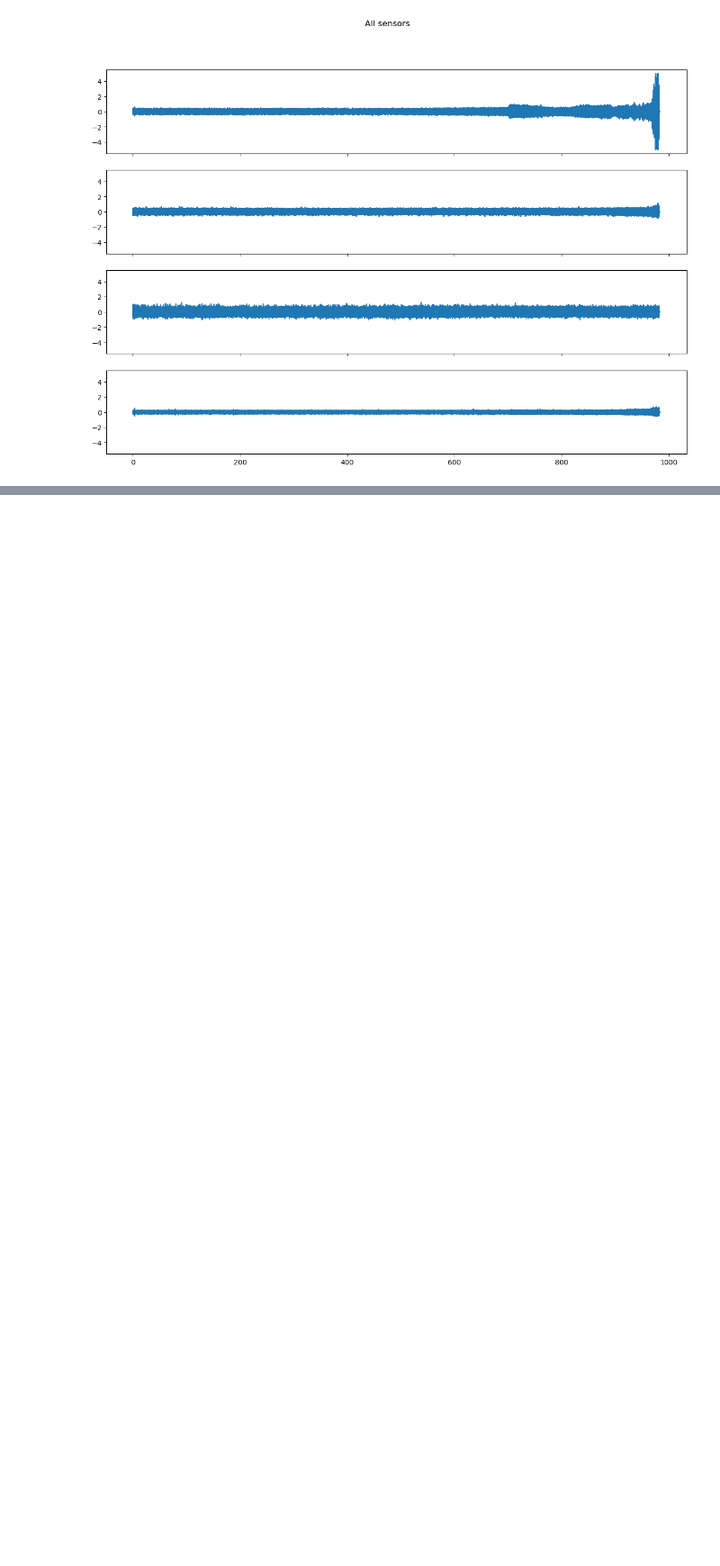
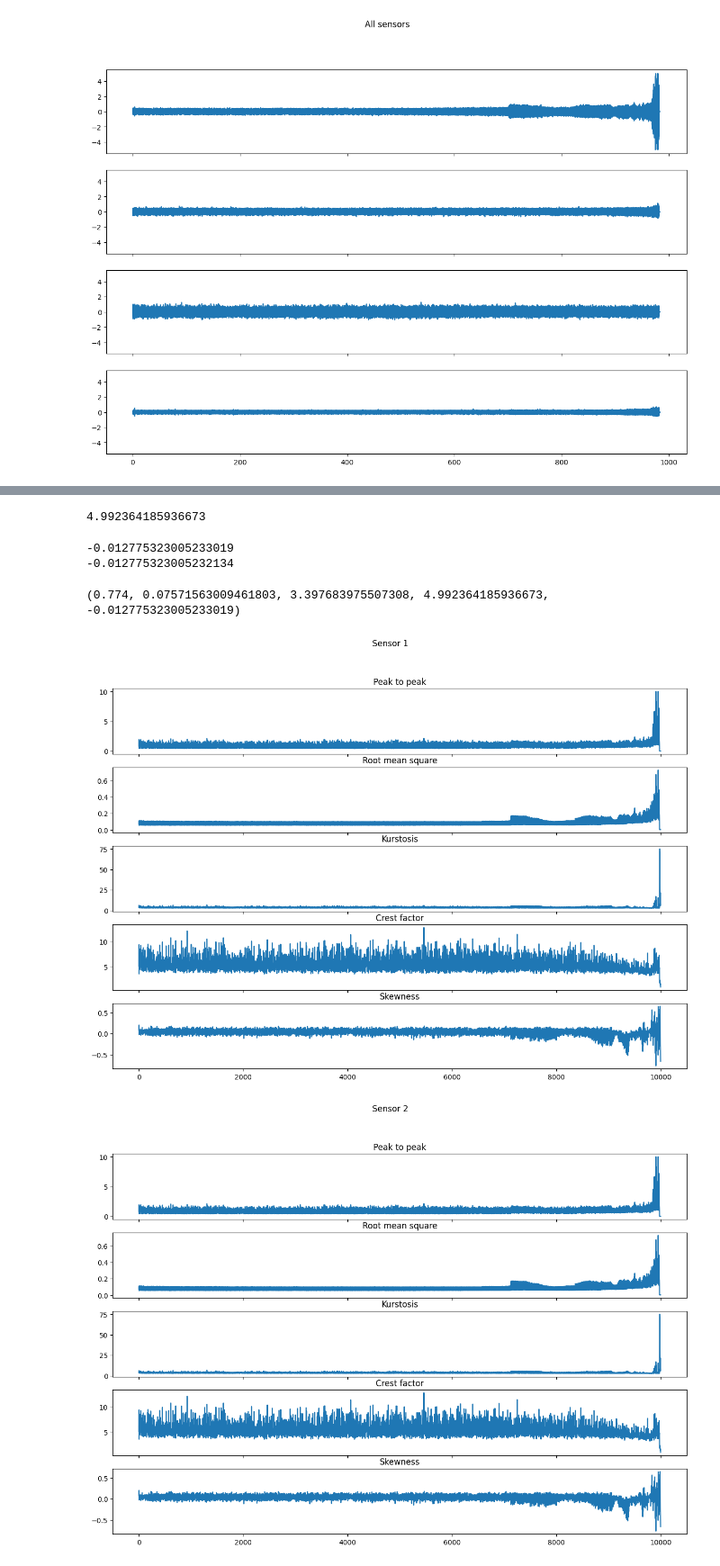
Before and after one commit to Taillan/SignauxMecanique, a Jupyter notebook: TP1.ipynb, the cells around one changed output, grey strips where cells are left out. Shown at 90% size. Drawn from its saved outputs; the diff is of its cells as text; code cells hidden in the pictures; blank space fills up the shorter version.

```diff
--- a/TP1.ipynb
+++ b/TP1.ipynb
@@ -88,0 +131,7 @@ for i in range(4):
+# %%
+def crest_factor(data):
+    return max(data) / root_mean_square(data)
+
+print(crest_factor(first_data[:, 0]))
+# %% [output]
+4.992364185936673
@@ -88,0 +140,24 @@ for i in range(4):
+# %%
+def skewness(data):
+    size = len(data)
+    mean = np.mean(data)
+    total = 0
+    tot_div =0
+    for value in data:
+        total += (value - mean) ** 3 / size
+        tot_div += (value - mean) ** 2 / size
+    tot_div = tot_div ** 1.5
+    return total / tot_div
+
+def old_my_skewness(data):
+    total = 0
+    sigma = np.std(data)
+    for x in data:
+        total += (x / sigma) ** 3
+    return 1/len(data) * total
+
+print(skewness(first_data[:, 0]))
+print(scipy.stats.skew(first_data[:, 0]))
+# %% [output]
+-0.012775323005233019
+-0.012775323005232134
@@ -88,0 +166,7 @@ for i in range(4):
+# %%
+def statistical_indicators(data):
+    return peak_to_peak(data), root_mean_square(data), kurtosis(data), crest_factor(data), skewness(data)
+
+print(statistical_indicators(first_data[:, 0]))
+# %% [output]
+(0.774, 0.07571563009461803, 3.397683975507308, 4.992364185936673, -0.012775323005233019)
@@ -88,0 +175,34 @@ for i in range(4):
+# %%
+peak_to_peak_stats = [[]]*4
+root_mean_square_stats = [[]]*4
+kurtosis_stats = [[]]*4
+crest_stats = [[]]*4
+skewnes_stats = [[]]*4
+
+for filename in os.listdir(PATH):
+    data = load_file(filename)
+    for i in range(4):
+        sensor_data = data[:, i]
+        stats = statistical_indicators(sensor_data)
+        peak_to_peak_stats[i].append(stats[0])
+        root_mean_square_stats[i].append(stats[1])
+        kurtosis_stats[i].append(stats[2])
+        crest_stats[i].append(stats[3])
+        skewnes_stats[i].append(stats[4])
+# %%
+for i in range(4):
+    fig, axs = plt.subplots(5, sharex=True, figsize=(15, 10))
+    fig.suptitle(f'Sensor {i + 1}')
+    axs[0].plot(np.linspace(0, 10000, len(peak_to_peak_stats[i])), peak_to_peak_stats[i])
+    axs[0].set_title('Peak to peak')
+    axs[1].plot(np.linspace(0, 10000, len(root_mean_square_stats[i])), root_mean_square_stats[i])
+    axs[1].set_title('Root mean square')
+    axs[2].plot(np.linspace(0, 10000, len(kurtosis_stats[i])), kurtosis_stats[i])
+    axs[2].set_title('Kurstosis')
+    axs[3].plot(np.linspace(0, 10000, len(crest_stats[i])), crest_stats[i])
+    axs[3].set_title('Crest factor')
+    axs[4].plot(np.linspace(0, 10000, len(skewnes_stats[i])), skewnes_stats[i])
+    axs[4].set_title('Skewness')
+# %% [output]
+[figure, added]
+[figure, added]
```
Also changed, not shown: parts of 13 cells of this notebook, 4 other files.
